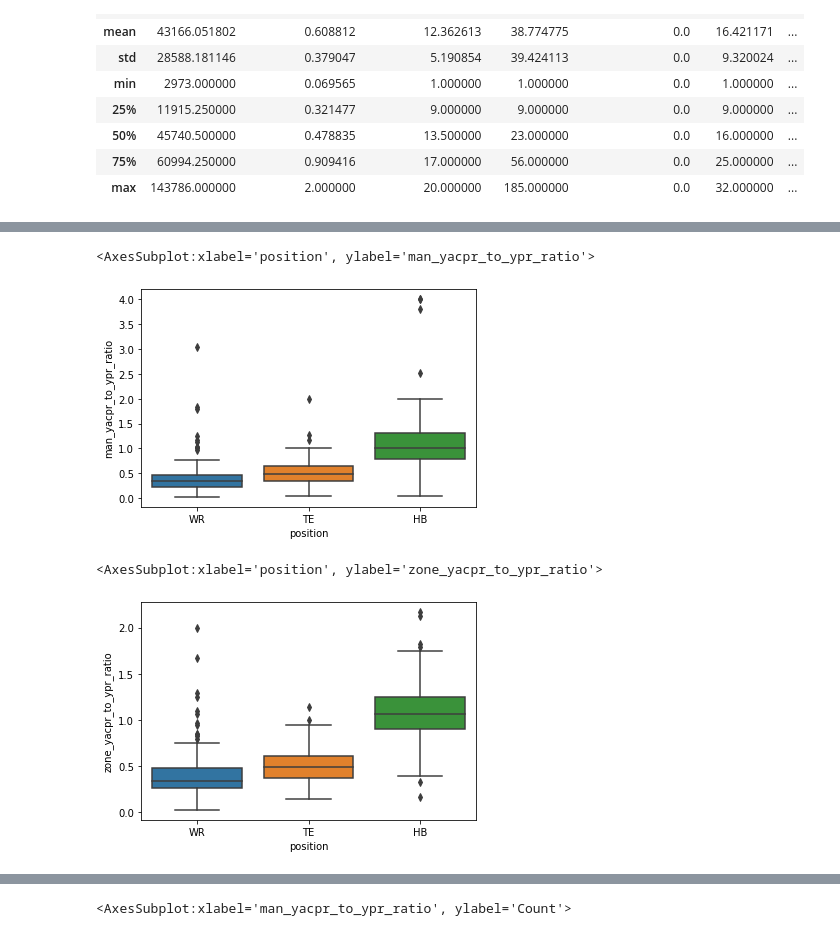
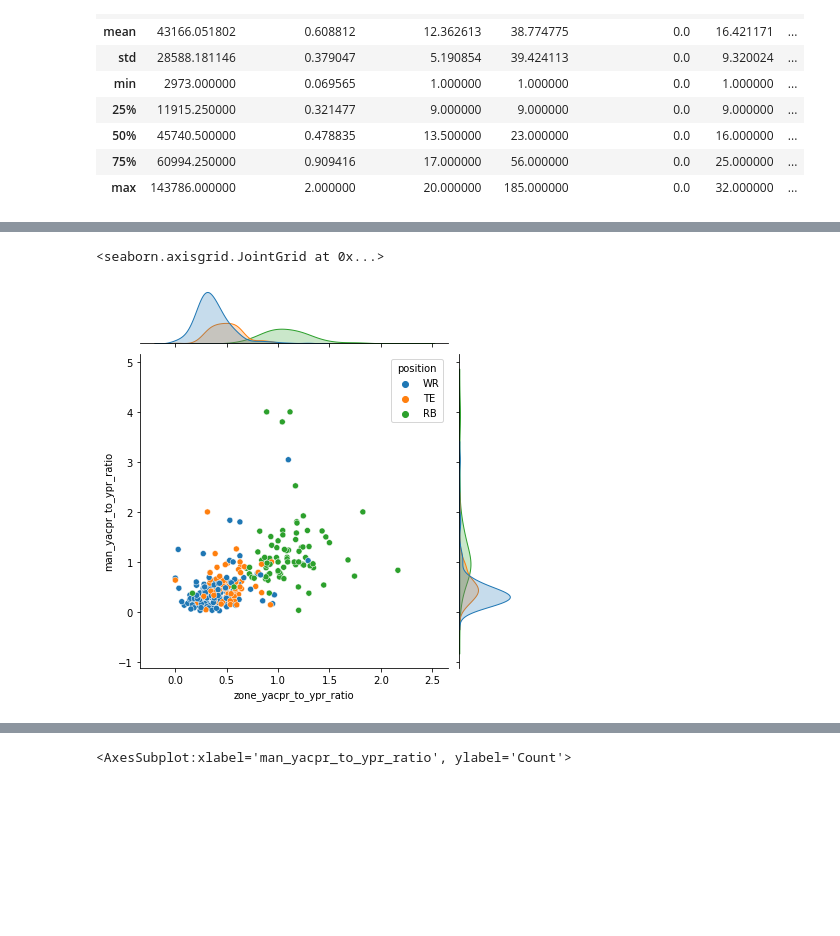
Before and after one commit to kchander92/NYCDSA-Data-Analysis-Project, a Jupyter notebook: Data Analysis Project Krishnan Chander.ipynb, the cells around one changed output, grey strips where cells are left out. Cells and saved outputs as stored; diff of their text form; code cells hidden in the pictures; blank space fills up the shorter version.

```diff
--- a/Data Analysis Project Krishnan Chander.ipynb
+++ b/Data Analysis Project Krishnan Chander.ipynb
@@ -24,6 +21,11 @@ receiving_scheme = pd.read_csv('receiving_scheme.csv')
 # This is set to display all columns whenever showing a DataFrame, since these data sets have many features.
 
 pd.set_option('display.max_columns', None)
+# %%
+receiving_summary.replace({'HB': 'RB'}, inplace=True)
+receiving_depth.replace({'HB': 'RB'}, inplace=True)
+receiving_concept.replace({'HB': 'RB'}, inplace=True)
+receiving_scheme.replace({'HB': 'RB'}, inplace=True)
 # %% [markdown]
 ## 1. Receiving Stats by Position
 First we want to analyze the baseline statistics for receiving yards per play, both across all players and by position. This establishes what the general expectation is for receivers on the average play.
@@ -67,5 +69,5 @@ The wide receiver (WR), tight end (TE) and running back (HB, which stands for ha
 # %%
-receiving_summary = receiving_summary[receiving_summary['position'].isin(['WR', 'TE', 'HB'])]
+receiving_summary = receiving_summary[receiving_summary['position'].isin(['WR', 'TE', 'RB'])]
 receiving_summary['position'].value_counts()
 # %% [output]
 WR    227
@@ -341,10 +393,6 @@ yacpr_ypr_scheme_ratios
 # %%
-sb.boxplot(data=receiving_scheme[receiving_scheme['man_yacpr_to_ypr_ratio'] > 0], x='position', y='man_yacpr_to_ypr_ratio')
+sb.jointplot(data=receiving_scheme[receiving_scheme['man_yacpr_to_ypr_ratio'] > 0],
+             x='zone_yacpr_to_ypr_ratio', y='man_yacpr_to_ypr_ratio', hue='position')
 # %% [output]
-<AxesSubplot:xlabel='position', ylabel='man_yacpr_to_ypr_ratio'>
+<seaborn.axisgrid.JointGrid at 0x...>
-[figure, old version]
+[figure, new version]
-# %%
-sb.boxplot(data=receiving_scheme[receiving_scheme['zone_yacpr_to_ypr_ratio'] > 0], x='position', y='zone_yacpr_to_ypr_ratio')
-# %% [output]
-<AxesSubplot:xlabel='position', ylabel='zone_yacpr_to_ypr_ratio'>
-[figure, removed]
```
Also changed, not shown: parts of 33 cells of this notebook.
